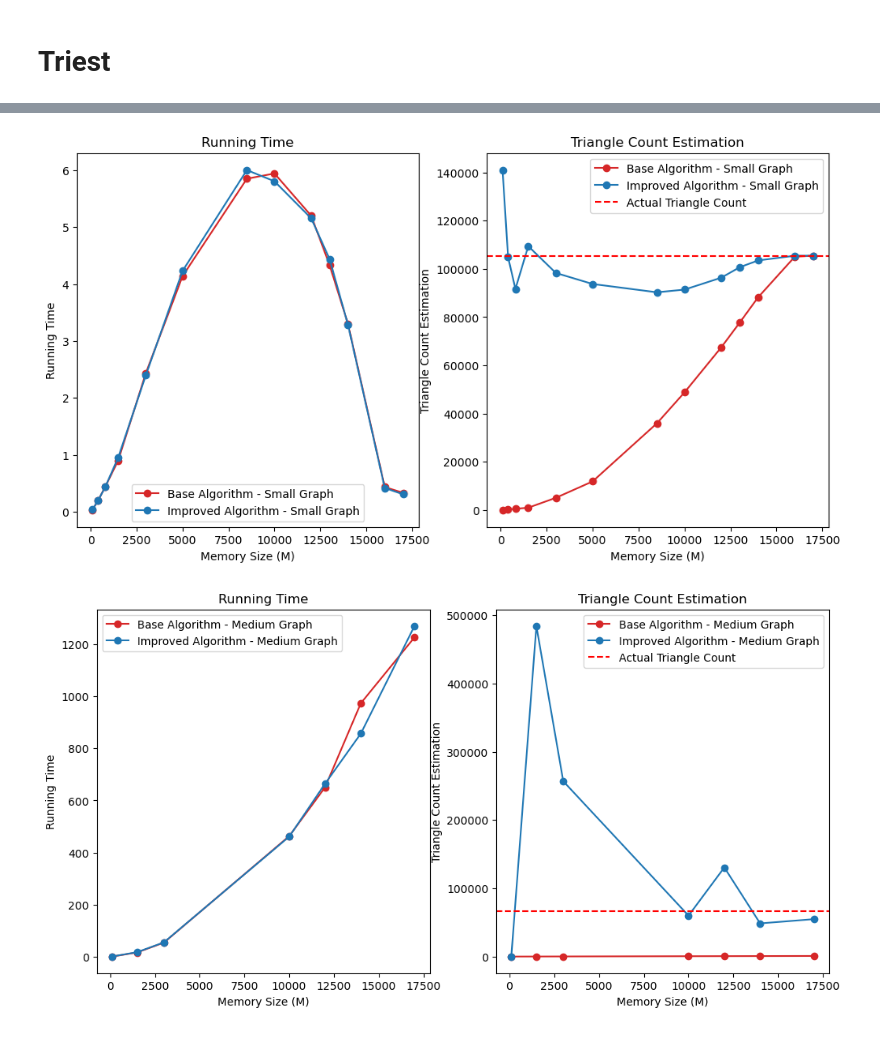
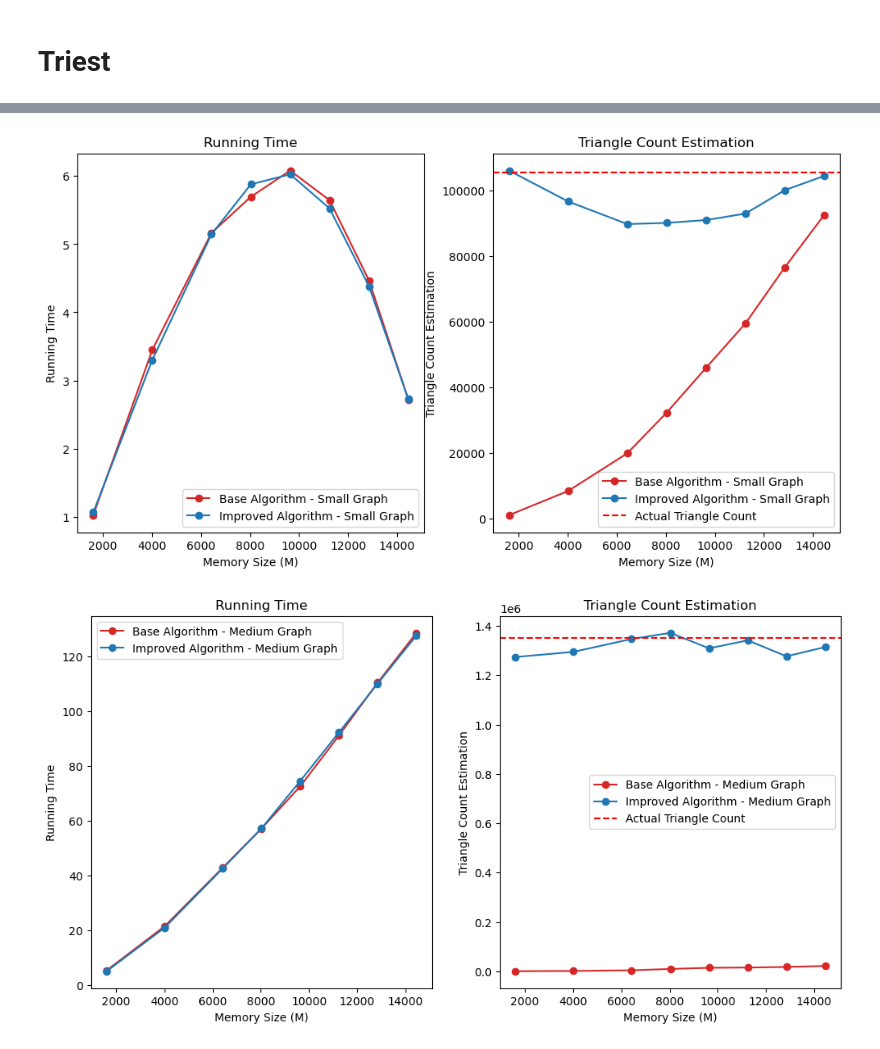
Before and after one commit to helenmand/Exact-Approximate-and-Streaming-Methods-for-Triangle-Counting, a Jupyter notebook: testing.ipynb, the cells around one changed output, grey strips where cells are left out. Cells and saved outputs as stored; diff of their text form; code cells hidden in the pictures.

```diff
--- a/testing.ipynb
+++ b/testing.ipynb
@@ -136 +141,42 @@ with open('t_impr_res_b.pkl', 'wb') as file:
+# %%
+# small
+with open('node_iter_res_s.pkl', 'rb') as file:
+    loaded_node_iter_res_s = pickle.load(file)
+
+with open('doulion_res_s.pkl', 'rb') as file:
+    loaded_doulion_res_s = pickle.load(file)
+
+with open('t_base_res_s.pkl', 'rb') as file:
+    loaded_t_base_res_s = pickle.load(file)
+
+with open('t_impr_res_s.pkl', 'rb') as file:
+    loaded_t_impr_res_s = pickle.load(file)
+
+# med
+
+with open('node_iter_res_m.pkl', 'rb') as file:
+    loaded_node_iter_res_m = pickle.load(file)
+
+with open('doulion_res_m.pkl', 'rb') as file:
+    loaded_doulion_res_m = pickle.load(file)
+
+with open('t_base_res_m.pkl', 'rb') as file:
+    loaded_t_base_res_m = pickle.load(file)
+
+with open('t_impr_res_m.pkl', 'rb') as file:
+    loaded_t_impr_res_m = pickle.load(file)
+
+# big
+
+with open('node_iter_res_b.pkl', 'rb') as file:
+    loaded_node_iter_res_b = pickle.load(file)
+
+with open('doulion_res_b.pkl', 'rb') as file:
+    loaded_doulion_res_b = pickle.load(file)
+
+with open('t_base_res_b.pkl', 'rb') as file:
+    loaded_t_base_res_b = pickle.load(file)
+
+with open('t_impr_res_b.pkl', 'rb') as file:
+    loaded_t_impr_res_b = pickle.load(file)
 # %%
@@ -622,7 +669,7 @@ def plot_combined_performance(memory_sizes, running_times_base,
     plt.plot(memory_sizes, triangle_estimations_impr,
              label=f'Improved Algorithm - {graph_size} Graph',
              marker='o', linestyle='-', color='tab:blue')
-    plt.axhline(y=105461 if graph_size == 'Small' else (67150 if graph_size == 'Medium' else 1351441), color='red', linestyle='--', label='Actual Triangle Count')  # Corrected line
+    plt.axhline(y=105461 if graph_size == 'Small' else (1351441 if graph_size == 'Medium' else 67150), color='red', linestyle='--', label='Actual Triangle Count')  # Corrected line
     plt.title('Triangle Count Estimation')
     plt.xlabel('Memory Size (M)')
     plt.ylabel('Triangle Count Estimation')
@@ -632,32 +679,32 @@ def plot_combined_performance(memory_sizes, running_times_base,
 plot_combined_performance(
     list(loaded_t_base_res_s.keys()),
     [entry[0] for entry in loaded_t_base_res_s.values()],
     [entry[0] for entry in loaded_t_impr_res_s.values()],
     [entry[1] for entry in loaded_t_base_res_s.values()],
     [entry[1] for entry in loaded_t_impr_res_s.values()],
     'Small'
 )
 
 plot_combined_performance(
     list(loaded_t_base_res_m.keys()),
     [entry[0] for entry in loaded_t_base_res_m.values()],
     [entry[0] for entry in loaded_t_impr_res_m.values()],
     [entry[1] for entry in loaded_t_base_res_m.values()],
     [entry[1] for entry in loaded_t_impr_res_m.values()],
     'Medium'
 )
 
 plot_combined_performance(
     list(loaded_t_base_res_b.keys()),
     [entry[0] for entry in loaded_t_base_res_b.values()],
     [entry[0] for entry in loaded_t_impr_res_b.values()],
     [entry[1] for entry in loaded_t_base_res_b.values()],
     [entry[1] for entry in loaded_t_impr_res_b.values()],
     'Big'
 )
 
 plt.tight_layout()
 plt.show()
 # %% [output]
-[figure, old version]
+[figure, new version]
-[figure, old version]
+[figure, new version]
```
Also changed, not shown: parts of 33 cells of this notebook, 10 other files.
